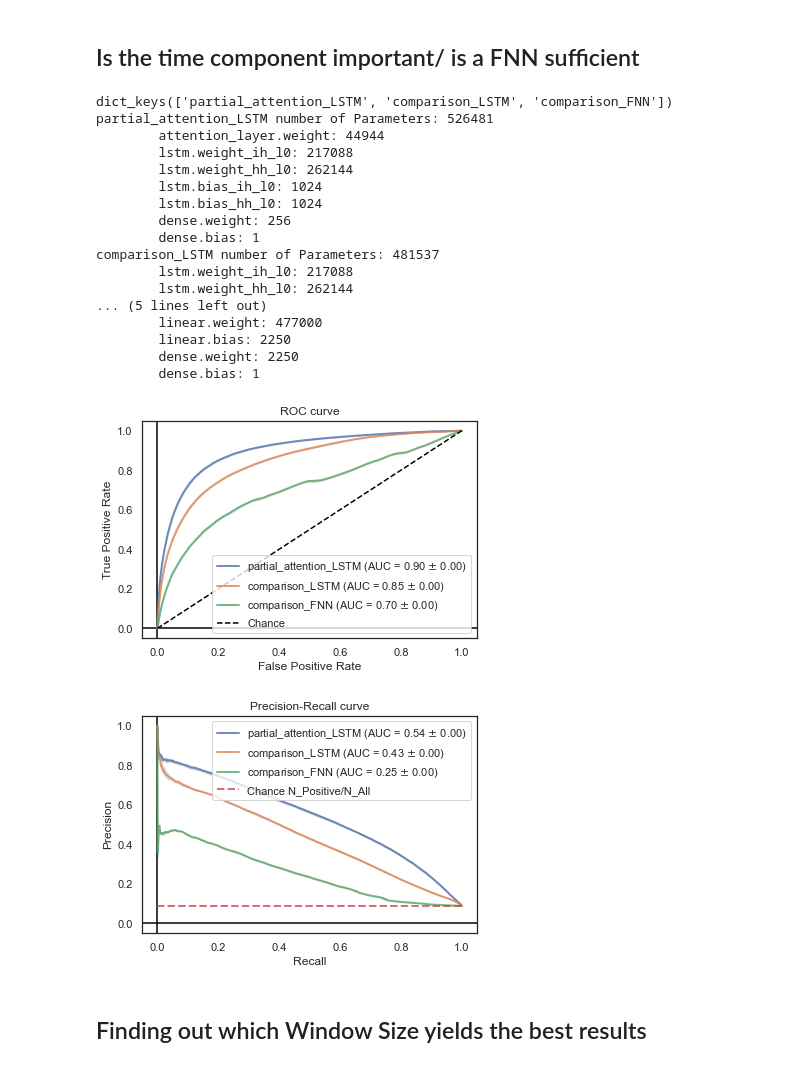
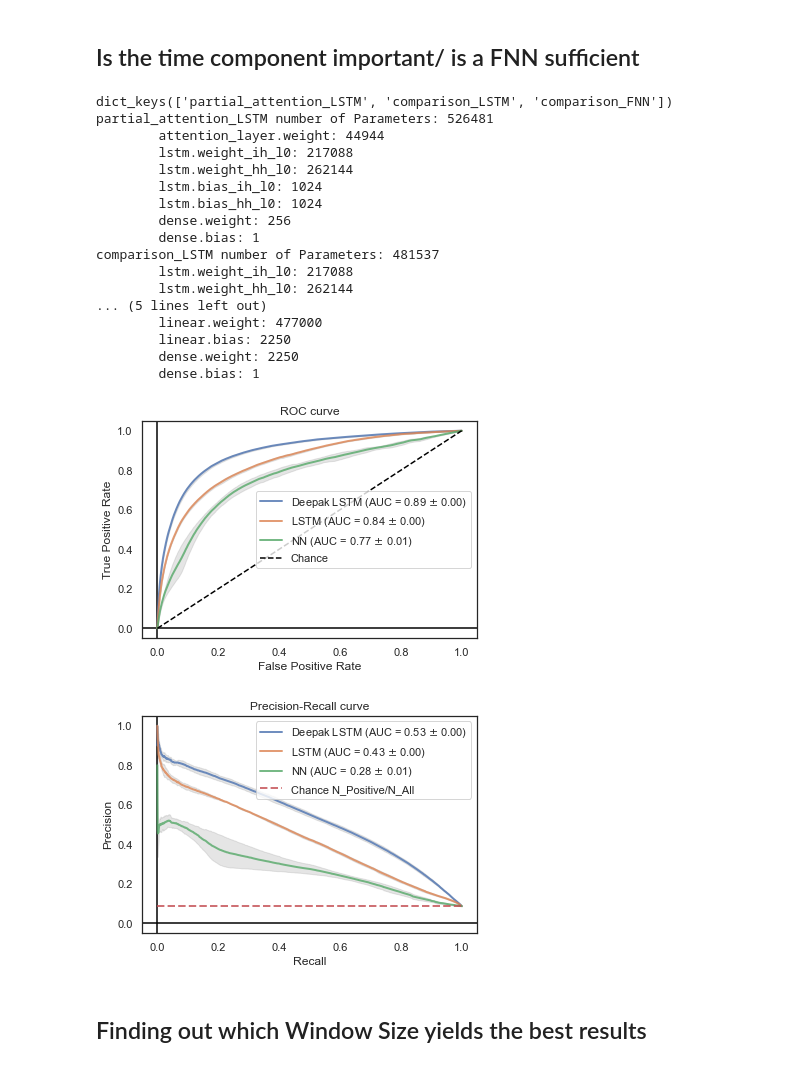
Before and after one commit to moskast/mimic_model, a Jupyter notebook: test.ipynb, the cells around one changed output. Drawn from its saved outputs; the diff is of its cells as text; code cells hidden in the pictures.

Commit message:
Changed Split to 60/20/20 Adapted test.ipynb to multiple seeds datasets

```diff
--- a/test.ipynb
+++ b/test.ipynb
@@ -22,7 +22,7 @@ from main import get_percentages
 # %%
 target = 'VANCOMYCIN'
 mimic_version = 4
-n_time_steps = 14
+time_step_id = 14
 seeds = get_seeds()
 debug = False
 save_unimportant_figures = False
@@ -49,22 +49,6 @@ figure_dir='./output/figures/mimic_4'
 # %% [markdown]
 ## Data Exploration
 # %%
-## PICKLE LOADS
-def load_pickle_file(file_name, target, folder):
-    return load_pickle(get_pickle_file_path(file_name, target, folder))
-
-folder=get_pickle_folder(mimic_version, n_time_steps)
-X_TRAIN = load_pickle_file('train_data', target, folder)
-Y_TRAIN = load_pickle_file('train_targets', target, folder)
-Y_VAL = load_pickle_file('validation_targets', target, folder)
-X_TEST = load_pickle_file('test_data', target, folder)
-Y_TEST = load_pickle_file('test_targets', target, folder)
-x_boolmat_test = load_pickle_file('test_data_mask', target, folder)
-y_boolmat_test = load_pickle_file('test_targets_mask', target, folder)
-features = load_pickle_file('features', target, folder)
-n_features = X_TRAIN.shape[2]
-TIME_STEPS = X_TRAIN.shape[1] #number of time_steps
-
 if target == 'MI':
     my_cmap = ListedColormap(sns.color_palette("Reds", 150))
     color_list = sns.color_palette("Reds", 14)
@@ -77,5 +61,3 @@ elif target == 'VANCOMYCIN':
     my_cmap= sns.cubehelix_palette(14, as_cmap=True)
     color_list = sns.cubehelix_palette(14)
     color_list_reduced = sns.cubehelix_palette(7)
-
-Y_TOTAL = np.concatenate([Y_TRAIN, Y_VAL, Y_TEST], axis=0)
@@ -214,32 +199,36 @@ def print_param_count(model_dict):
 # %% [markdown]
 ## Is the time component important/ is a FNN sufficient
 # %%
-def get_prediction_dict(input_data, model_dict):
+def get_prediction_dict(model_dict, input_data_dict):
+    inputs = list(input_data_dict.values())
     prediction_dict = dict()
     with torch.no_grad():
-        X_tensor = torch.tensor(input_data, dtype=torch.float).clone().detach()
         for model_type in model_dict.keys():
             prediction_dict[model_type] = []
-            for model in model_dict[model_type]:
+            for model, input_data in zip(model_dict[model_type], inputs):
+                X_tensor = torch.tensor(input_data, dtype=torch.float).clone().detach()
                 prediction = model(X_tensor)
                 prediction_dict[model_type].append(prediction.detach().numpy())
     return prediction_dict
 
-def plot_curves(predictions, plot_roc, Y_TEST, y_boolmat_test, save_fig=True):
-    y = Y_TEST[~y_boolmat_test]
+def plot_curves(predictions, plot_roc, target_dict, mask_dict, labels, save_fig=True):
+    targets = list(target_dict.values())
+    masks = list(mask_dict.values())
+
     mean_x = np.linspace(0, 1, 1000)
 
     plt.figure()
     plt.axhline(0, color='black')
     plt.axvline(0, color='black')
-    for model_type in predictions.keys():
+    for model_type, label in zip(predictions.keys(), labels):
         y_value_list = []
         auc_list = []
-        for prediction in predictions[model_type]:
+        for prediction, y, mask in zip(predictions[model_type], targets, masks):
+            y = y[~mask]
             if plot_roc:
-                x_values, y_values, thresholds = roc_curve(y, prediction[~y_boolmat_test])
+                x_values, y_values, thresholds = roc_curve(y, prediction[~mask])
             else:
-                y_values, x_values, thresholds = precision_recall_curve(y,  prediction[~y_boolmat_test])
+                y_values, x_values, thresholds = precision_recall_curve(y,  prediction[~mask])
                 y_values = y_values[::-1]
             # plt.plot(x_values, y_values)
             y_value_list.append(interp(mean_x, sorted(x_values), y_values))
@@ -249,7 +238,7 @@ def plot_curves(predictions, plot_roc, Y_TEST, y_boolmat_test, save_fig=True):
         mean_y = np.mean(y_value_list, axis=0)
         mean_auc = auc(mean_x, mean_y)
         std_auc = np.std(auc_list)
-        plt.plot(mean_x, mean_y, lw=2, alpha=.8, label=str(model_type) + r' (AUC = %0.2f $\pm$ %0.2f)' % (mean_auc, std_auc))
+        plt.plot(mean_x, mean_y, lw=2, alpha=.8, label=label + r' (AUC = %0.2f $\pm$ %0.2f)' % (mean_auc, std_auc))
 
         std_y = np.std(y_value_list, axis=0)
         upper_y = np.minimum(mean_y + std_y, 1)
@@ -276,41 +265,46 @@ def plot_curves(predictions, plot_roc, Y_TEST, y_boolmat_test, save_fig=True):
                     format=figure_format, dpi=300, facecolor='white', transparent=True, bbox_inches='tight')
     else:
         plt.show()
 
-def compare_NN_RNN(model_types, mimic_version, target, n_time_steps, seeds, X_TEST, Y_TEST, y_boolmat_test):
-    model_dict_time = get_model_dict(model_types, mimic_version, target, n_time_steps, seeds)
+def compare_NN_RNN(model_types, mimic_version, target, time_step_id, seeds):
+    model_dict_time = get_model_dict(model_types, mimic_version, target, time_step_id, seeds)
     print(model_dict_time.keys())
     print_param_count(model_dict_time)
 
-    predictions = get_prediction_dict(X_TEST, model_dict_time)
+    input_data_dict = get_pickle_dict("test_data", seeds, mimic_version, target, time_step_id)
+    predictions = get_prediction_dict(model_dict_time, input_data_dict)
+    del input_data_dict
 
-    plot_curves(predictions, True, Y_TEST, y_boolmat_test)
-    plot_curves(predictions, False, Y_TEST, y_boolmat_test)
+    target_dict = get_pickle_dict("test_targets", seeds, mimic_version, target, time_step_id)
+    mask_dict = get_pickle_dict("test_targets_mask", seeds, mimic_version, target, time_step_id)
+    plot_labels = ["Deepak LSTM", "LSTM", "NN"]
+    plot_curves(predictions, True, target_dict, mask_dict, plot_labels)
+    plot_curves(predictions, False, target_dict, mask_dict, plot_labels)
 
 
 
 model_types = ['partial_attention_LSTM', 'comparison_LSTM', 'comparison_FNN']
-compare_NN_RNN(model_types, mimic_version, target, n_time_steps, seeds, X_TEST, Y_TEST, y_boolmat_test)
+compare_NN_RNN(model_types, mimic_version, target, time_step_id, seeds)
 # %% [output]
 dict_keys(['partial_attention_LSTM', 'comparison_LSTM', 'comparison_FNN'])
 partial_attention_LSTM number of Parameters: 526481
         attention_layer.weight: 44944
         lstm.weight_ih_l0: 217088
         lstm.weight_hh_l0: 262144
         lstm.bias_ih_l0: 1024
         lstm.bias_hh_l0: 1024
         dense.weight: 256
         dense.bias: 1
 comparison_LSTM number of Parameters: 481537
         lstm.weight_ih_l0: 217088
         lstm.weight_hh_l0: 262144
 ... (5 lines left out)
         linear.weight: 477000
         linear.bias: 2250
         dense.weight: 2250
         dense.bias: 1
-[figure, old version]
+[figure, new version]
-[figure, old version]
+[figure, new version]
 # %% [markdown]
 ## Finding out which Window Size yields the best results
 # %%
```
Also changed, not shown: parts of 5 cells of this notebook, 2 other files.
